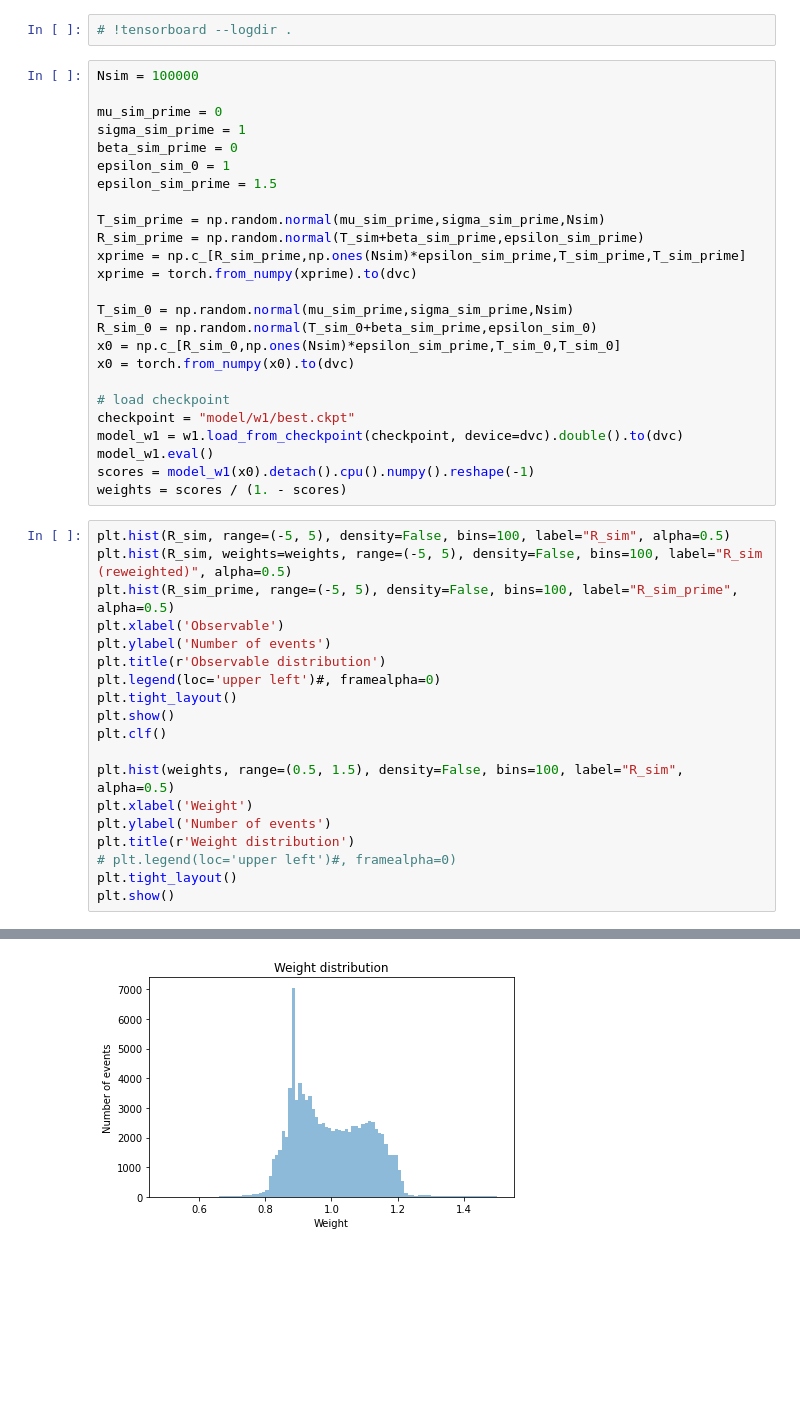
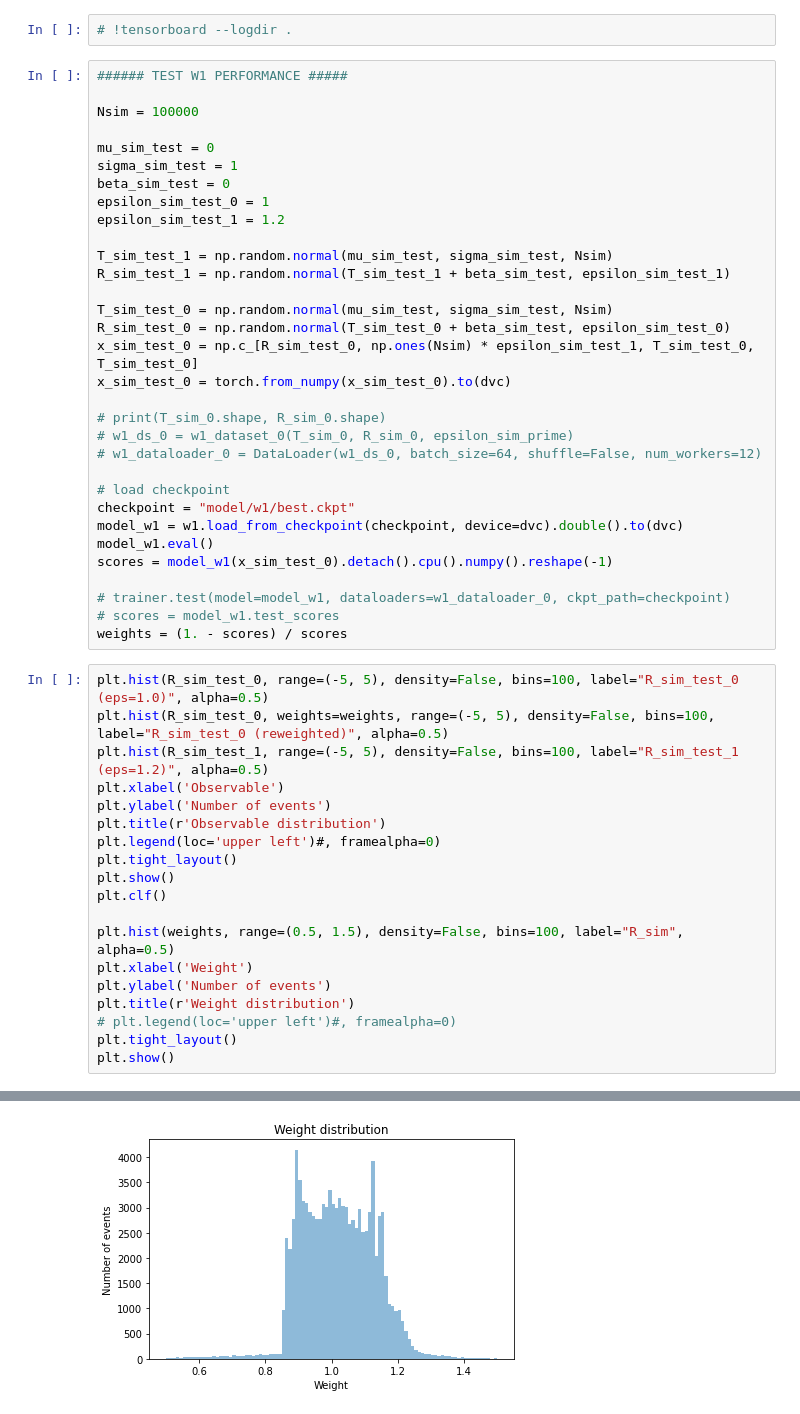
Before and after one commit to jaychan-hep/UnbinnedProfiledUnfolding, a Jupyter notebook: UnbinnedProfiledUnfolding.ipynb, the cells around one changed output, grey strips where cells are left out. Cells and saved outputs as stored; diff of their text form; blank space fills up the shorter version.

```diff
--- a/UnbinnedProfiledUnfolding.ipynb
+++ b/UnbinnedProfiledUnfolding.ipynb
@@ -373,34 +380,41 @@ Epoch 31: Train loss - 0.5360695825554769, Val loss - 0.5372953228698433
 # %%
 # !tensorboard --logdir .
 # %%
+###### TEST W1 PERFORMANCE #####
+
 Nsim = 100000
 
-mu_sim_prime = 0
-sigma_sim_prime = 1
-beta_sim_prime = 0
-epsilon_sim_0 = 1
-epsilon_sim_prime = 1.5
+mu_sim_test = 0
+sigma_sim_test = 1
+beta_sim_test = 0
+epsilon_sim_test_0 = 1
+epsilon_sim_test_1 = 1.2
 
-T_sim_prime = np.random.normal(mu_sim_prime,sigma_sim_prime,Nsim)
-R_sim_prime = np.random.normal(T_sim+beta_sim_prime,epsilon_sim_prime)
-xprime = np.c_[R_sim_prime,np.ones(Nsim)*epsilon_sim_prime,T_sim_prime,T_sim_prime]
-xprime = torch.from_numpy(xprime).to(dvc)
+T_sim_test_1 = np.random.normal(mu_sim_test, sigma_sim_test, Nsim)
+R_sim_test_1 = np.random.normal(T_sim_test_1 + beta_sim_test, epsilon_sim_test_1)
 
-T_sim_0 = np.random.normal(mu_sim_prime,sigma_sim_prime,Nsim)
-R_sim_0 = np.random.normal(T_sim_0+beta_sim_prime,epsilon_sim_0)
-x0 = np.c_[R_sim_0,np.ones(Nsim)*epsilon_sim_prime,T_sim_0,T_sim_0]
-x0 = torch.from_numpy(x0).to(dvc)
+T_sim_test_0 = np.random.normal(mu_sim_test, sigma_sim_test, Nsim)
+R_sim_test_0 = np.random.normal(T_sim_test_0 + beta_sim_test, epsilon_sim_test_0)
+x_sim_test_0 = np.c_[R_sim_test_0, np.ones(Nsim) * epsilon_sim_test_1, T_sim_test_0, T_sim_test_0]
+x_sim_test_0 = torch.from_numpy(x_sim_test_0).to(dvc)
+
+# print(T_sim_0.shape, R_sim_0.shape)
+# w1_ds_0 = w1_dataset_0(T_sim_0, R_sim_0, epsilon_sim_prime)
+# w1_dataloader_0 = DataLoader(w1_ds_0, batch_size=64, shuffle=False, num_workers=12)
 
 # load checkpoint
 checkpoint = "model/w1/best.ckpt"
 model_w1 = w1.load_from_checkpoint(checkpoint, device=dvc).double().to(dvc)
 model_w1.eval()
-scores = model_w1(x0).detach().cpu().numpy().reshape(-1)
-weights = scores / (1. - scores)
+scores = model_w1(x_sim_test_0).detach().cpu().numpy().reshape(-1)
+
+# trainer.test(model=model_w1, dataloaders=w1_dataloader_0, ckpt_path=checkpoint)
+# scores = model_w1.test_scores
+weights = (1. - scores) / scores
 # %%
-plt.hist(R_sim, range=(-5, 5), density=False, bins=100, label="R_sim", alpha=0.5)
-plt.hist(R_sim, weights=weights, range=(-5, 5), density=False, bins=100, label="R_sim (reweighted)", alpha=0.5)
-plt.hist(R_sim_prime, range=(-5, 5), density=False, bins=100, label="R_sim_prime", alpha=0.5)
+plt.hist(R_sim_test_0, range=(-5, 5), density=False, bins=100, label="R_sim_test_0 (eps=1.0)", alpha=0.5)
+plt.hist(R_sim_test_0, weights=weights, range=(-5, 5), density=False, bins=100, label="R_sim_test_0 (reweighted)", alpha=0.5)
+plt.hist(R_sim_test_1, range=(-5, 5), density=False, bins=100, label="R_sim_test_1 (eps=1.2)", alpha=0.5)
 plt.xlabel('Observable')
 plt.ylabel('Number of events')
 plt.title(r'Observable distribution')
@@ -421 +435 @@ plt.show()
-[figure, old version]
+[figure, new version]
```
Also changed, not shown: parts of 10 cells of this notebook.
